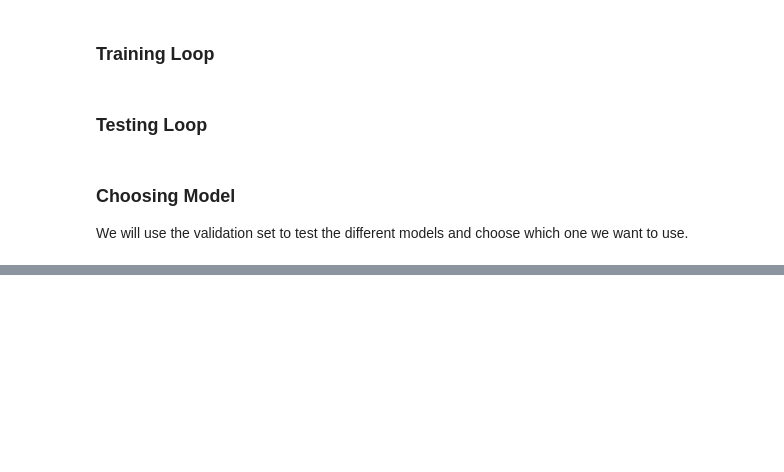
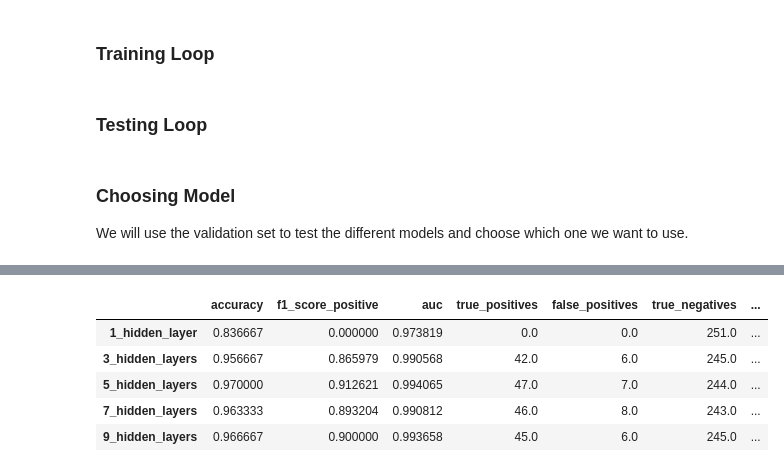
Before and after one commit to Charly21r/Mandelbrot-set-neural-net, a Jupyter notebook: main.ipynb, the cells around one changed output, grey strips where cells are left out. Drawn from its saved outputs; the diff is of its cells as text; code cells hidden in the pictures; blank space fills up the shorter version.

```diff
--- a/main.ipynb
+++ b/main.ipynb
@@ -342,0 +412,10 @@ Confusion Matrix:
+# %%
+results_df = pd.DataFrame(results).T
+results_df
+# %% [output]
+|  | accuracy | f1_score_positive | auc | true_positives | false_positives | true_negatives | ... |
+| 1_hidden_layer | 0.836667 | 0.000000 | 0.973819 | 0.0 | 0.0 | 251.0 | ... |
+| 3_hidden_layers | 0.956667 | 0.865979 | 0.990568 | 42.0 | 6.0 | 245.0 | ... |
+| 5_hidden_layers | 0.970000 | 0.912621 | 0.994065 | 47.0 | 7.0 | 244.0 | ... |
+| 7_hidden_layers | 0.963333 | 0.893204 | 0.990812 | 46.0 | 8.0 | 243.0 | ... |
+| 9_hidden_layers | 0.966667 | 0.900000 | 0.993658 | 45.0 | 6.0 | 245.0 | ... |
```
Also changed, not shown: parts of 4 cells of this notebook.
